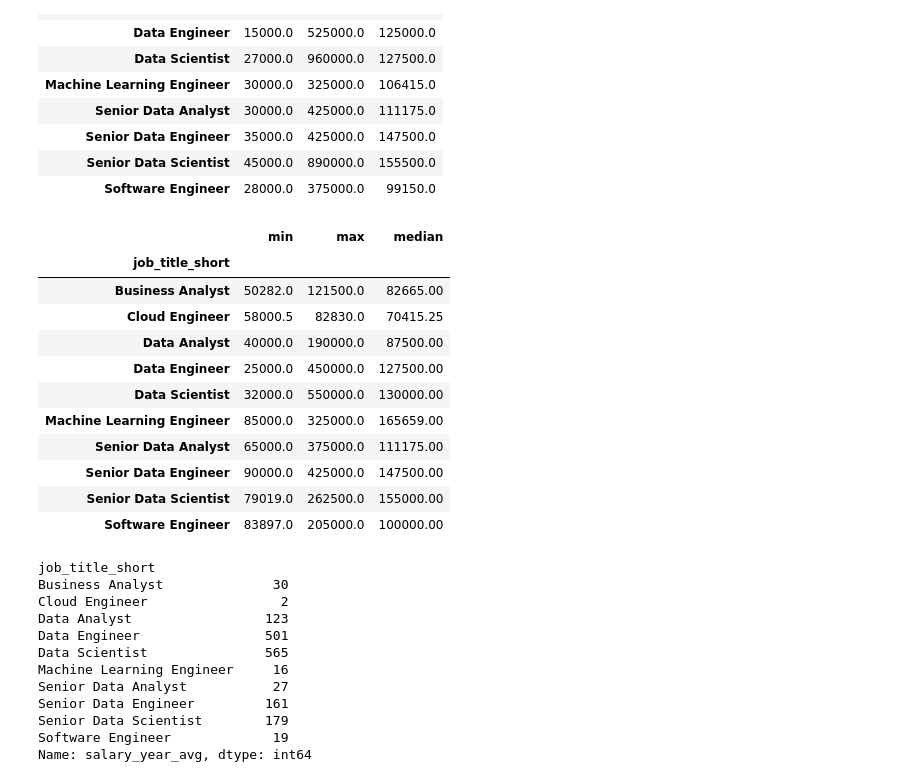
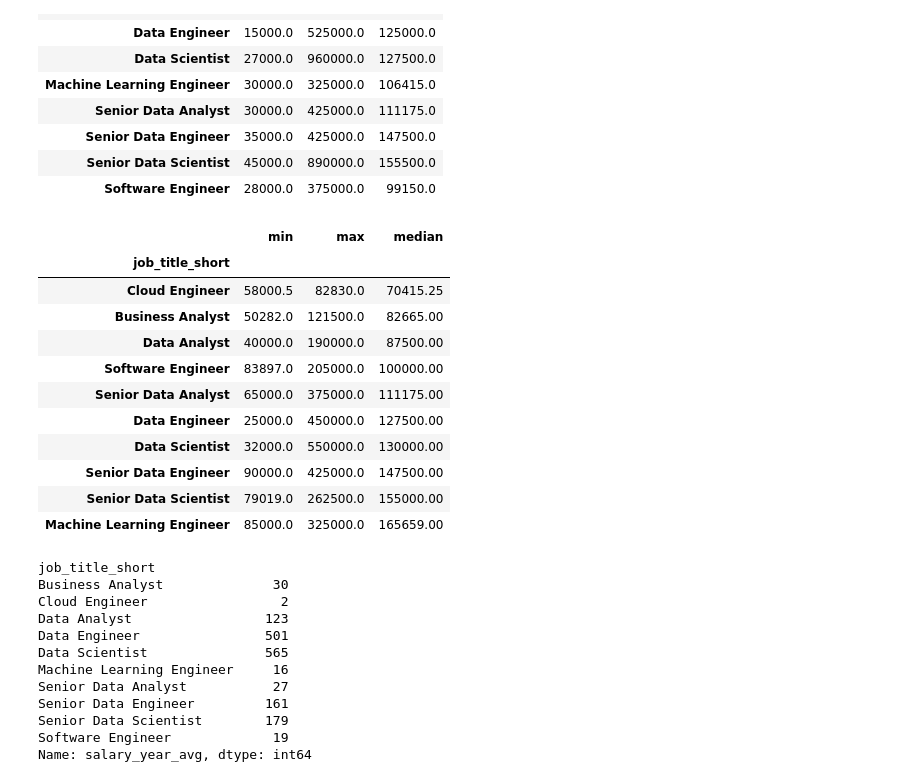
Before and after one commit to ahmedsayedtalib/data-analytics, a Jupyter notebook: training.ipynb, the cells around one changed output. Drawn from its saved outputs; the diff is of its cells as text; code cells hidden in the pictures.

Commit message:
added sudan jobs report ready

```diff
--- a/training.ipynb
+++ b/training.ipynb
@@ -460,20 +460,22 @@ dataframe.groupby('job_title_short')['salary_year_avg'].agg(['min','max','median
 # %%
 sudan_jobs = dataframe[dataframe['job_country'] == 'Sudan']
 sudan_jobs = sudan_jobs[sudan_jobs['salary_year_avg'].notna()]
 sudan_jobs.groupby('job_title_short')['salary_year_avg'].agg(['min','max','median'])
+sudan_jobs_salary_scale = sudan_jobs.groupby('job_title_short')['salary_year_avg'].agg(['min','max','median']).sort_values('median')
+sudan_jobs_salary_scale
 # %% [output]
 |  | min | max | median |
 | job_title_short |  |  |  |
+| Cloud Engineer | 58000.5 | 82830.0 | 70415.25 |
 | Business Analyst | 50282.0 | 121500.0 | 82665.00 |
-| Cloud Engineer | 58000.5 | 82830.0 | 70415.25 |
 | Data Analyst | 40000.0 | 190000.0 | 87500.00 |
+| Software Engineer | 83897.0 | 205000.0 | 100000.00 |
+| Senior Data Analyst | 65000.0 | 375000.0 | 111175.00 |
 | Data Engineer | 25000.0 | 450000.0 | 127500.00 |
 | Data Scientist | 32000.0 | 550000.0 | 130000.00 |
-| Machine Learning Engineer | 85000.0 | 325000.0 | 165659.00 |
-| Senior Data Analyst | 65000.0 | 375000.0 | 111175.00 |
 | Senior Data Engineer | 90000.0 | 425000.0 | 147500.00 |
 | Senior Data Scientist | 79019.0 | 262500.0 | 155000.00 |
-| Software Engineer | 83897.0 | 205000.0 | 100000.00 |
+| Machine Learning Engineer | 85000.0 | 325000.0 | 165659.00 |
 # %%
 sudan_jobs.groupby('job_title_short')['salary_year_avg'].count()
 # %% [output]
```
Also changed, not shown: parts of 3 cells of this notebook.
